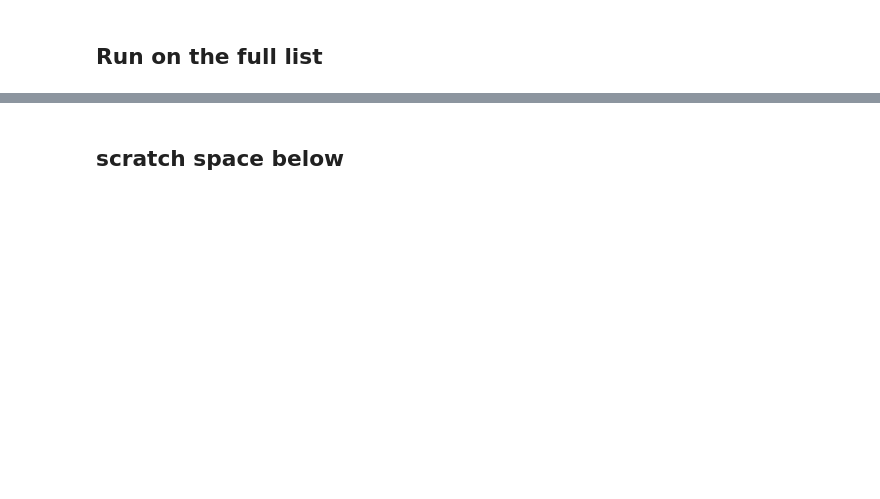
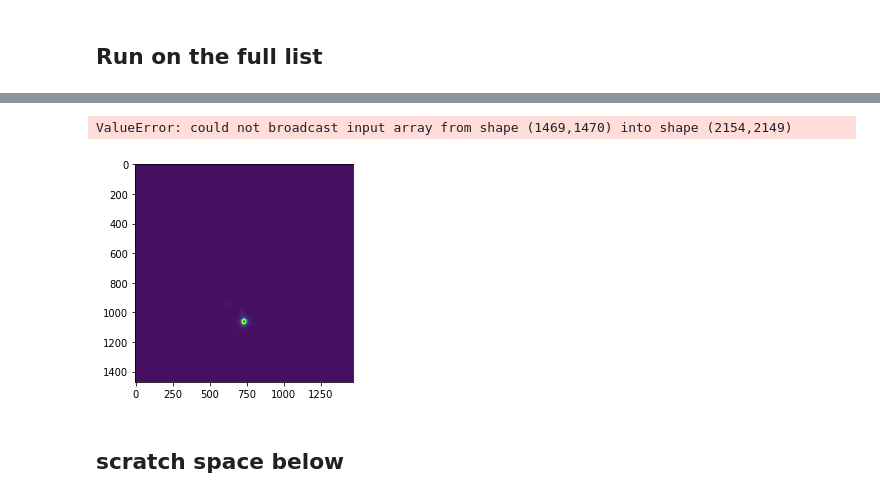
Before and after one commit to kfollette/Follette-group, a Jupyter notebook: MinMs/CrossCorr_MMT.ipynb, the cells around one changed output, grey strips where cells are left out. Saved outputs shown, nothing was run; the diff lists cells and outputs as text; code cells hidden in the pictures; blank space fills up the shorter version.

```diff
--- a/MinMs/CrossCorr_MMT.ipynb
+++ b/MinMs/CrossCorr_MMT.ipynb
@@ -101,15 +130,19 @@ im_shift(datadir, ref_image, im_list, 5.0, verbose=True)
 # %%
-shift_list = glob.glob('/Volumes/Passport4TB/MinMs_Data_Testing/HIP12097_MMT_20161012/30.0/reduced/shifted/*fits')
+shift_list = glob.glob('/Volumes/Passport4TB/MinMs_Data_Testing/HIP12097_MMT_20161012/30.0/test/shifted/*fits')
 # %%
 arr = np.zeros([ref.shape[0], ref.shape[1], len(shift_list)])
 arr.shape
 for idx,im in enumerate(shift_list):
     arr[:,:,idx] = fits.getdata(im)
+# %% [output]
+ValueError: could not broadcast input array from shape (1469,1470) into shape (2154,2149)
 # %%
 !open .
 # %%
 final = np.median(arr, axis=2)
 plt.imshow(final)
-fits.writeto("test.fits", final)
+fits.writeto("/Volumes/Passport4TB/MinMs_Data_Testing/HIP12097_MMT_20161012/30.0/test/shifted/combo.fits", final)
+# %% [output]
+[figure, added]
 # %% [markdown]
 ## scratch space below
```
Also changed, not shown: parts of 5 cells of this notebook, 2 other files.
